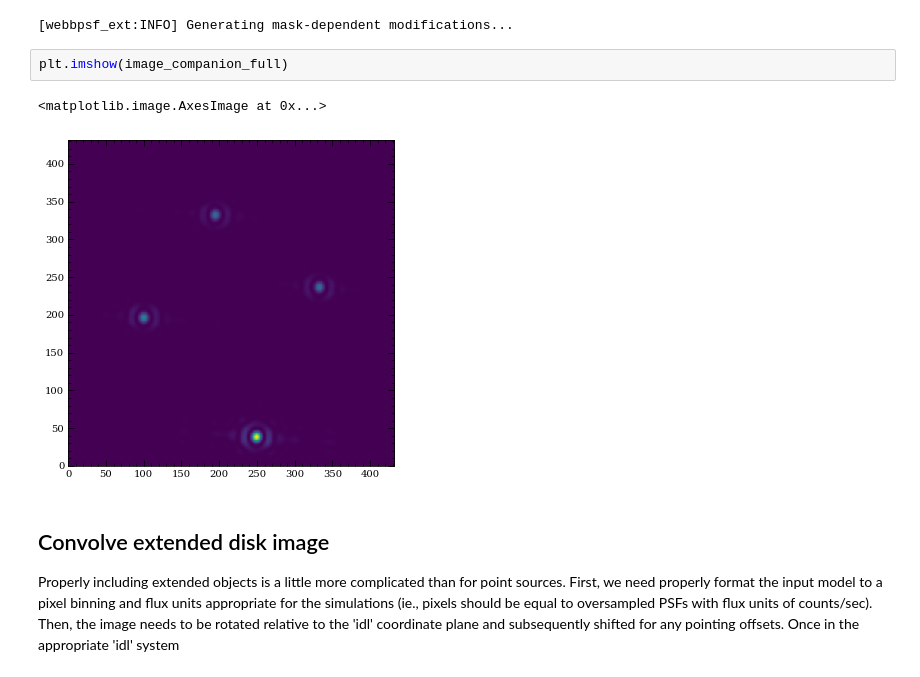
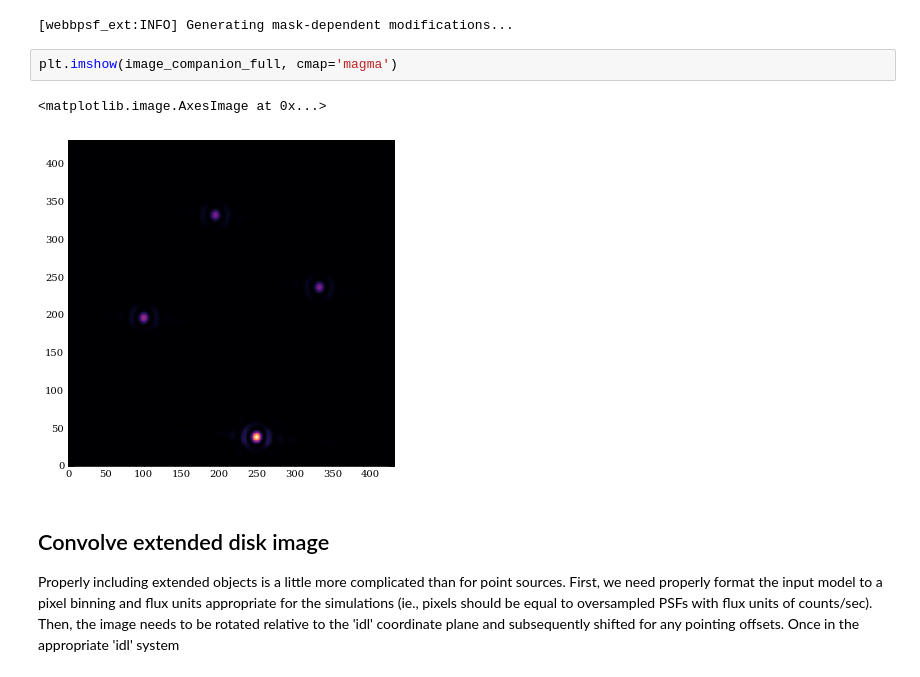
Before and after one commit to JarronL/webbpsf_ext, a Jupyter notebook: notebooks/MIRI_FQPM1550.ipynb, the cells around one changed output. Saved outputs shown, nothing was run; the diff lists cells and outputs as text.

```diff
--- a/notebooks/MIRI_FQPM1550.ipynb
+++ b/notebooks/MIRI_FQPM1550.ipynb
@@ -347,11 +351,11 @@ for i, hdu in enumerate(hdul):
 hdul_full[0].data += image_companion_full
 # %% [output]
 [webbpsf_ext:INFO] Generating mask-dependent modifications...
-# %%
-plt.imshow(image_companion_full)
-# %% [output]
-<matplotlib.image.AxesImage at 0x...>
-[figure, removed]
+# %%
+plt.imshow(image_companion_full, cmap='magma')
+# %% [output]
+<matplotlib.image.AxesImage at 0x...>
+[figure, added]
 # %% [markdown]
 ## Convolve extended disk image
 
```
Also changed, not shown: parts of 11 cells of this notebook.
